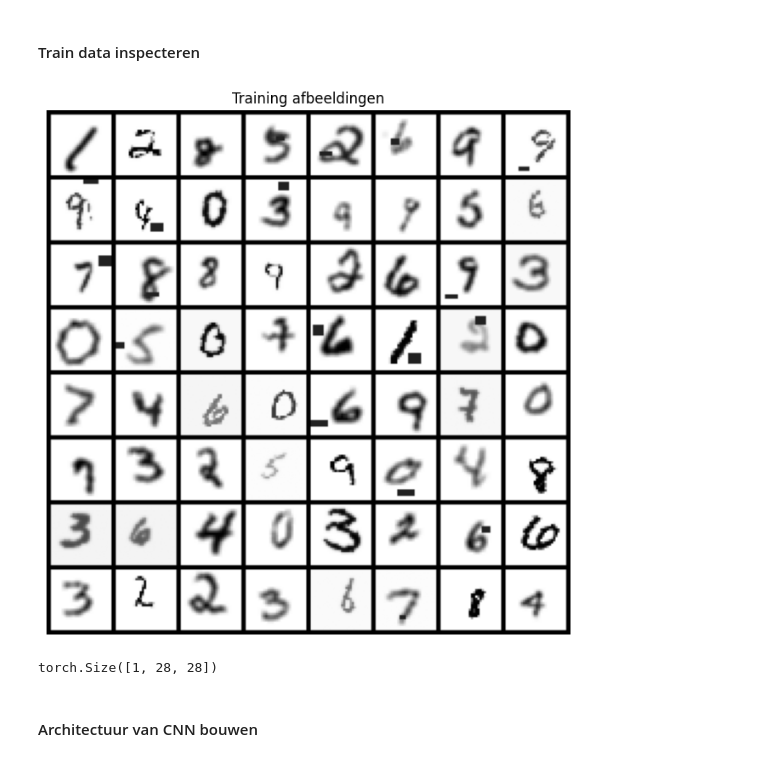
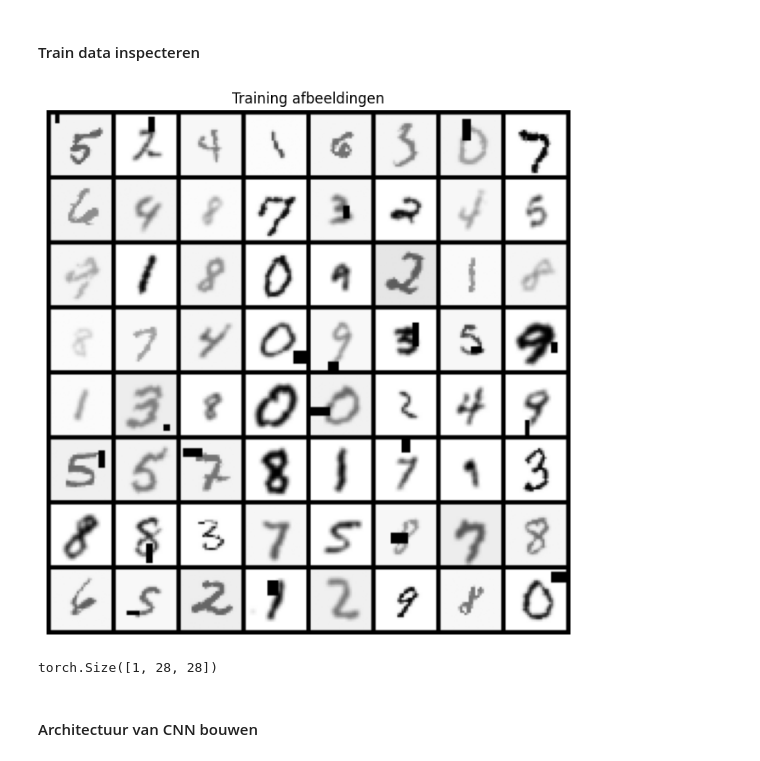
Before and after one commit to Boris2004/Neuraal_Netwerk_Project, a Jupyter notebook: CNN_model.ipynb, the cells around one changed output. Drawn from its saved outputs; the diff is of its cells as text; code cells hidden in the pictures.

Commit message:
Verbeteringen en nieuwe afbeeldingen
Heb wat nieuwe functies gemaakt, ff kijken of die nuttig zijn of niet.

```diff
--- a/CNN_model.ipynb
+++ b/CNN_model.ipynb
@@ -38,12 +39,12 @@ transform = transforms.Compose([
     transforms.Grayscale(num_output_channels=1),
     transforms.Resize((28, 28)), #Juiste afmetingen invoeren
     transforms.RandomRotation(10),  #Willekeurige rotaties tot 10 graden
-    transforms.RandomAffine(degrees=10, scale=(0.6, 1), translate=(0.1, 0.1)), #Willekeurige onregelmatigheden en schaal
-    transforms.RandomApply([transforms.ColorJitter(contrast=0.5, brightness=0.3)]),
-    transforms.GaussianBlur(kernel_size=3),
+    transforms.RandomAffine(degrees=10, scale=(0.6, 1)), #Willekeurige onregelmatigheden en schaal
+    transforms.RandomApply([transforms.ColorJitter(contrast=(0.4, 0.6), brightness=0.4)]),
+    transforms.GaussianBlur(kernel_size=3, sigma=(0.3, 1)),
     transforms.ToTensor(),
     transforms.RandomInvert(p=1),
-    transforms.RandomErasing(p=0.3, scale=(0.01, 0.05), ratio=(0.3, 1), value=0.1307),
+    transforms.RandomErasing(p=0.3, scale=(0.01, 0.05), ratio=(0.3, 3.3), value=0),
     transforms.Normalize((0.1307,), (0.3081,)) #Normalisatie op basis van het gem en standaardafwijking
 ])
 
@@ -57,21 +58,21 @@ test_loader = DataLoader(test_data, batch_size=64, shuffle=False)
 # %%
 eerste_batch = next(iter(train_loader))
 images, labels = eerste_batch
 
 plt.figure(figsize=(8,8))
 plt.axis('off')
 plt.title("Training afbeeldingen")
 
-grid_afbeeldingen = np.transpose(vutils.make_grid(images[:64], padding=2, normalize=True), (1, 2, 0))
+grid_afbeeldingen = np.transpose(vutils.make_grid(images[:100], padding=2, normalize=True), (1, 2, 0))
 
 plt.imshow(grid_afbeeldingen)
 plt.show()
 
 #Formaat checken
 image, label = test_data[0]
 print(image.shape)
 # %% [output]
-[figure, old version]
+[figure, new version]
 torch.Size([1, 28, 28])
 # %% [markdown]
 #### Architectuur van CNN bouwen
```
Also changed, not shown: parts of 7 cells of this notebook, 19 other files.
